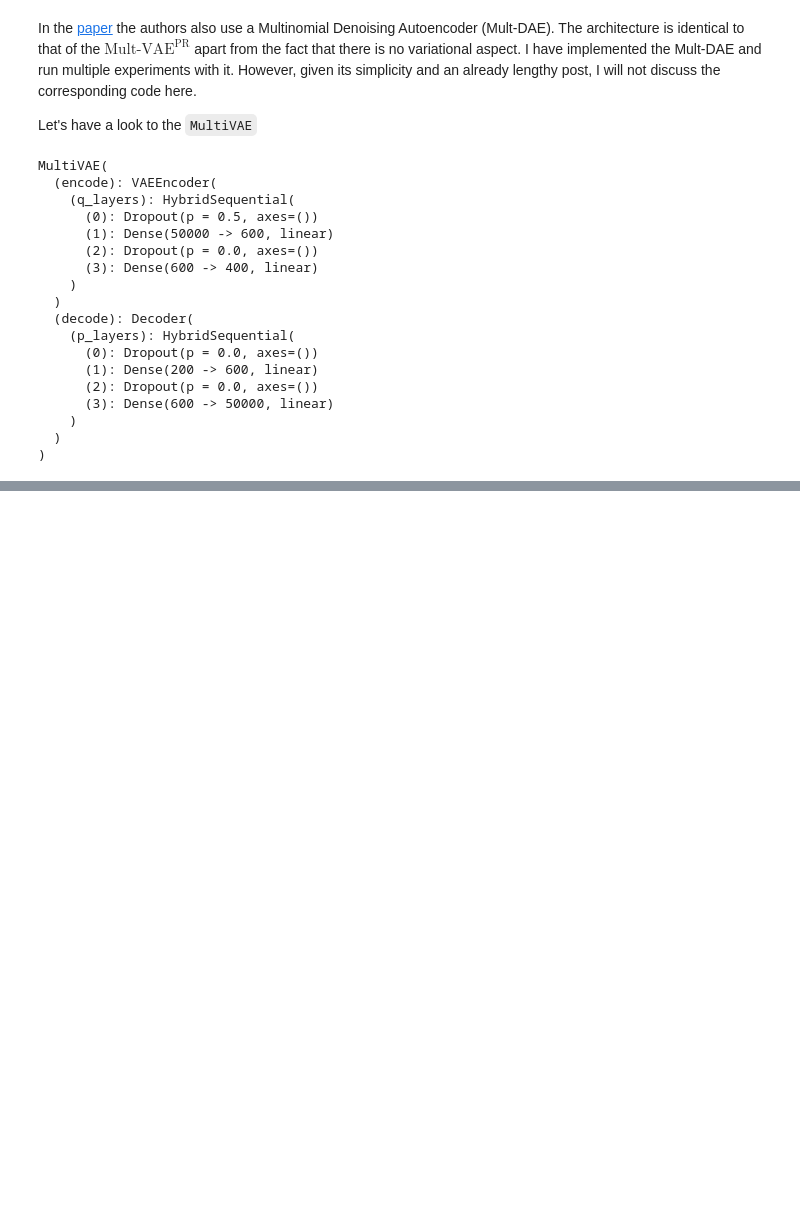
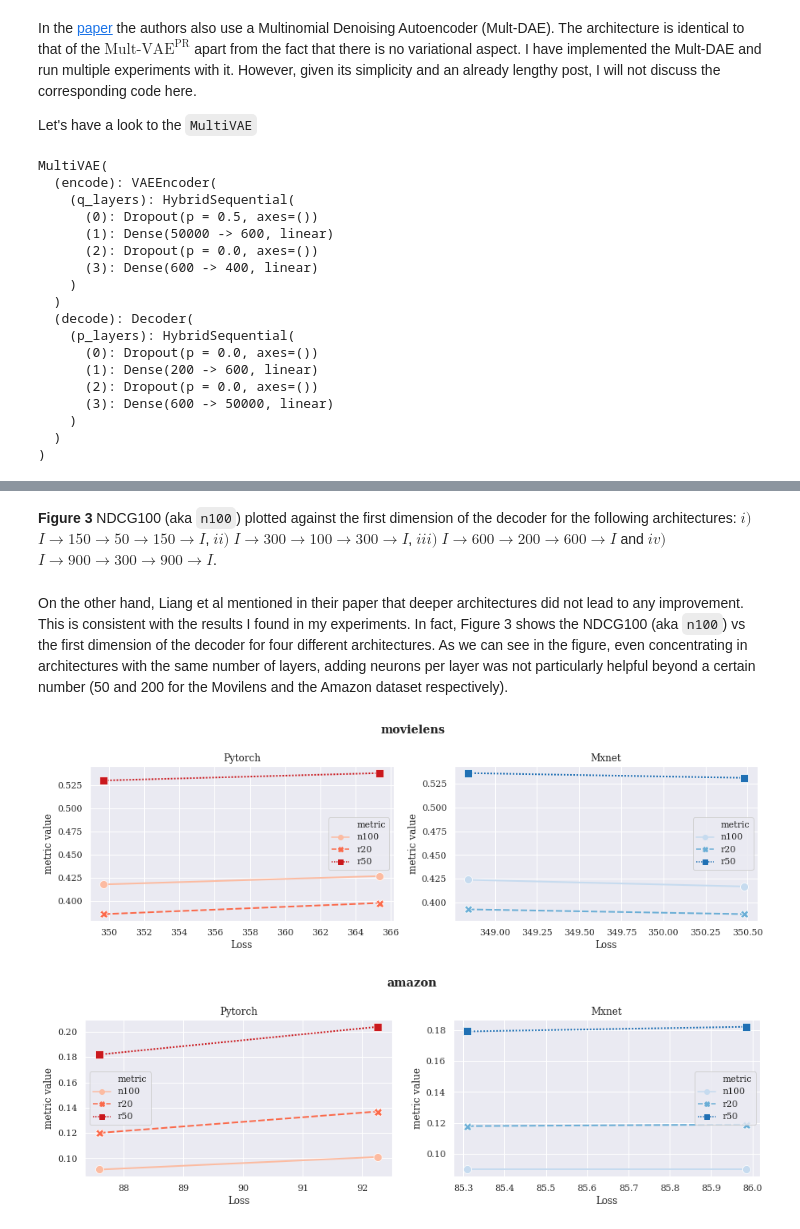
Before and after one commit to jrzaurin/infinitoml, a Jupyter notebook: _notebooks/2020-05-15-mult-vae.ipynb, the cells around one changed output, grey strips where cells are left out. Cells and saved outputs as stored; diff of their text form; code cells hidden in the pictures; blank space fills up the shorter version.

```diff
--- a/_notebooks/2020-05-15-mult-vae.ipynb
+++ b/_notebooks/2020-05-15-mult-vae.ipynb
@@ -466,0 +713,9 @@ MultiVAE(
+# %%
+#collapse-hide
+best_results = pd.concat([
+    find_best(dl_frame='pt', model='vae'),
+    find_best(dl_frame='pt', model='dae'),
+    find_best(dl_frame='mx', model='vae'),
+    find_best(dl_frame='mx', model='dae'),
+    ]).reset_index(drop=True)
+best_results.sort_values(["dataset", "model"]).reset_index(drop=True)
@@ -466,0 +749,10 @@ MultiVAE(
+# %% [markdown]
+**Figure 3** NDCG100 (aka `n100`) plotted against the first dimension of the decoder for the following architectures: $i)$ $I \rightarrow 150 \rightarrow 50 \rightarrow 150 \rightarrow I$, $ii)$ $I \rightarrow 300 \rightarrow 100 \rightarrow 300 \rightarrow I$, $iii)$ $I \rightarrow 600 \rightarrow 200 \rightarrow 600 \rightarrow I$ and $iv)$ $I \rightarrow 900 \rightarrow 300 \rightarrow 900 \rightarrow I$.
+# %% [markdown]
+On the other hand, Liang et al mentioned in their paper that deeper architectures did not lead to any improvement. This is consistent with the results I found in my experiments. In fact, Figure 3 shows the NDCG100 (aka `n100`) vs the first dimension of the decoder for four different architectures. As we can see in the figure, even concentrating in architectures with the same number of layers, adding neurons per layer was not particularly helpful beyond a certain number (50 and 200 for the Movilens and the Amazon dataset respectively).
+# %%
+#collapse-hide
+plot_loss(best_results)
+# %% [output]
+[figure, added]
+[figure, added]
```
Also changed, not shown: parts of 51 cells of this notebook, 3 other files.
